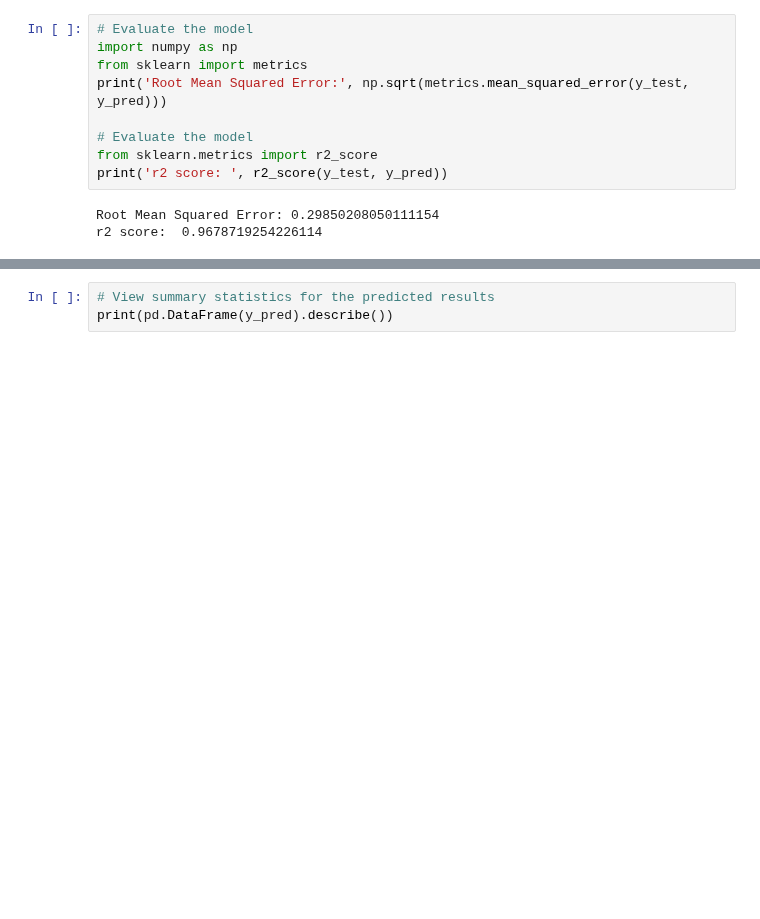
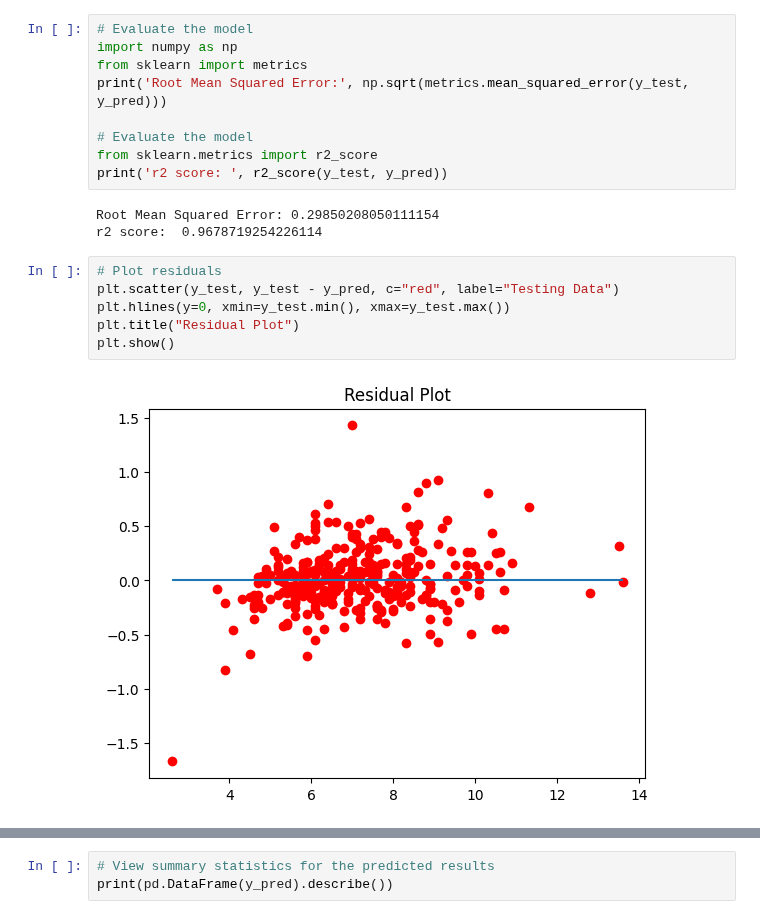
Before and after one commit to AvatarJoshi/copd_project, a Jupyter notebook: API_Connect.ipynb, the cells around one changed output, grey strips where cells are left out. Drawn from its saved outputs; the diff is of its cells as text; blank space fills up the shorter version.

Commit message:
Tested Linear Regression Model. Also plotted residuals for randomforest and linear regression

```diff
--- a/API_Connect.ipynb
+++ b/API_Connect.ipynb
@@ -465,4 +465,12 @@ print('r2 score: ', r2_score(y_test, y_pred))
 # %% [output]
 Root Mean Squared Error: 0.29850208050111154
 r2 score:  0.9678719254226114
+# %%
+# Plot residuals
+plt.scatter(y_test, y_test - y_pred, c="red", label="Testing Data")
+plt.hlines(y=0, xmin=y_test.min(), xmax=y_test.max())
+plt.title("Residual Plot")
+plt.show()
+# %% [output]
+[figure, added]
 # %%
```
Also changed, not shown: parts of 9 cells of this notebook.
